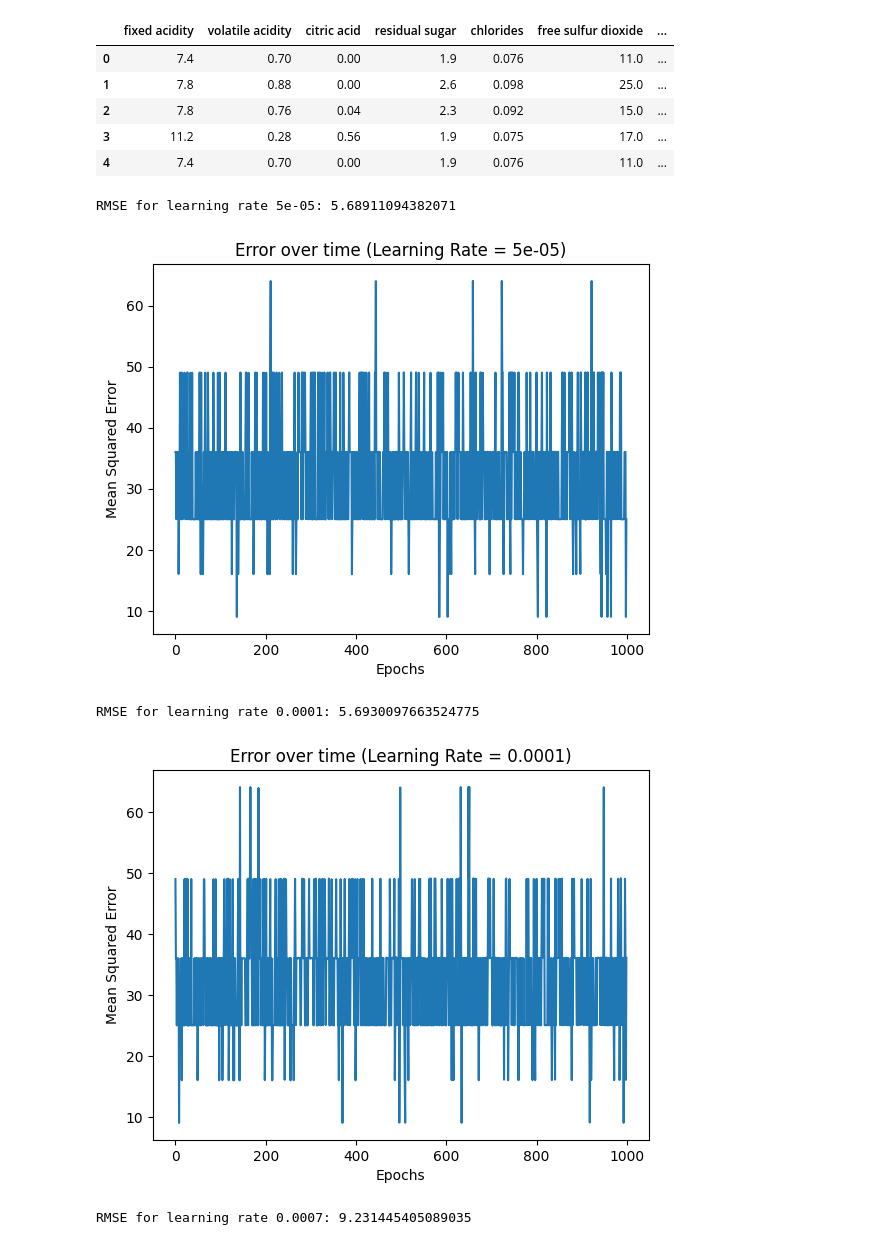
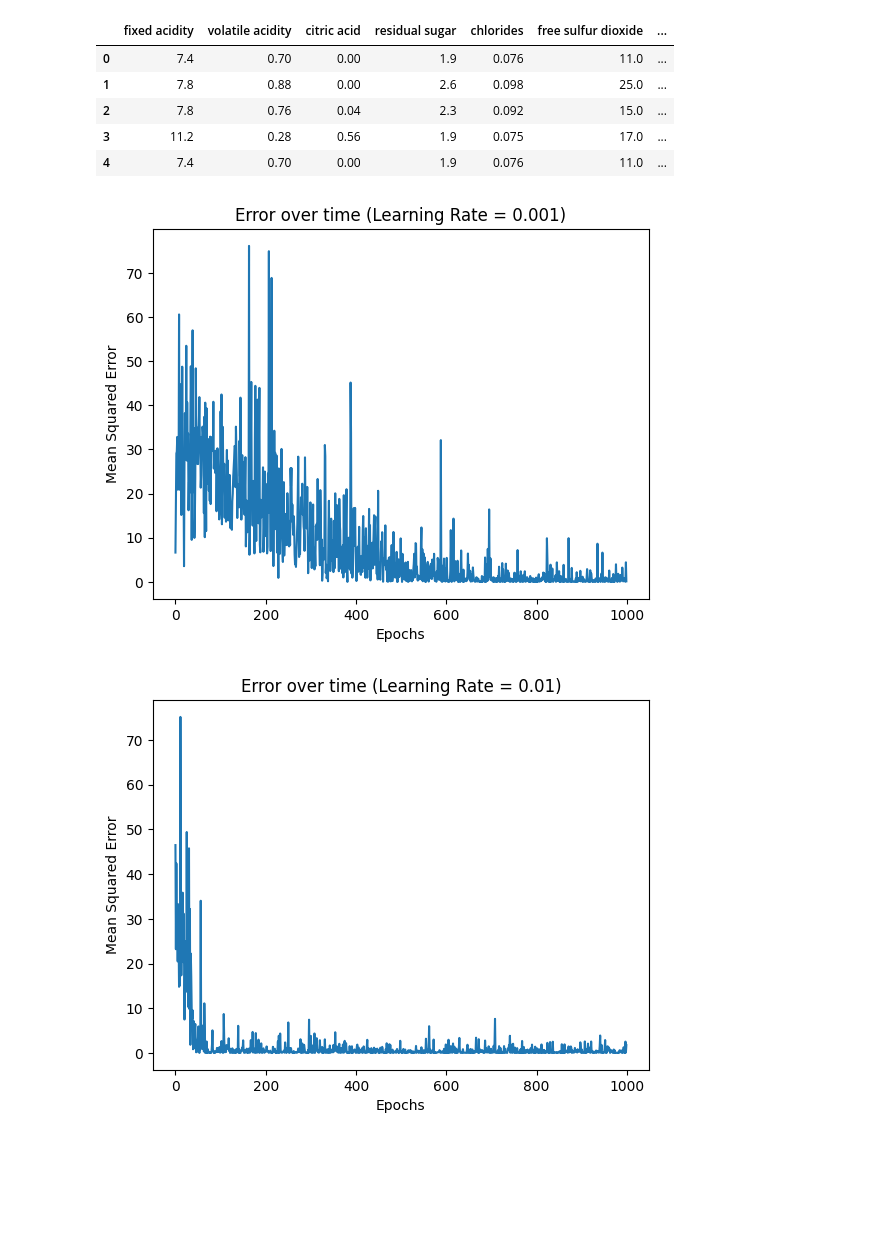
Before and after one commit to MAmin-y/Neural-Networks-and-Deep-Learning-Course-Projects-F2024, a Jupyter notebook: CA1/Q2.ipynb, the cells around one changed output. Cells and saved outputs as stored; diff of their text form; code cells hidden in the pictures; blank space fills up the shorter version.

```diff
--- a/CA1/Q2.ipynb
+++ b/CA1/Q2.ipynb
@@ -19,9 +16,20 @@ def compute_loss(y_true, y_pred):
+# %%
+def mse(y_true, y_pred):
+    return np.mean(np.power((y_true - y_pred), 2))
+
+def rmse(y_true, y_pred):
+    return np.sqrt(mse(y_true, y_pred))
+
+def r2_score(y_true, y_pred):
+    ss_total = np.sum((y_true - np.mean(y_true)) ** 2)
+    ss_residual = np.sum((y_true - y_pred) ** 2)
+    return 1 - (ss_residual / ss_total)
 # %%
 def backward(X, y, M, iters, lr):
     N, D = X.shape
 
-    W1 = np.random.randn(M, D) * 0.01
-    W2 = np.random.randn(1, M) * 0.01
+    W1 = np.random.randn(M, D) * np.sqrt(1 / D)
+    W2 = np.random.randn(1, M) * np.sqrt(1 / M)
     # print(W1.shape)
 
     error_over_time = []
@@ -33,10 +41,10 @@ def backward(X, y, M, iters, lr):
 
         y_pred, Z = forward(X_sample, W1, W2)
 
-        loss = compute_loss(y_sample, y_pred)
+        loss = mse(y_sample, y_pred)
         error_over_time.append(loss)
 
-        dZ2 = y_sample - y_pred  # 1 x 1
+        dZ2 = y_pred - y_sample  # 1 x 1
         dW2 = np.dot(dZ2, Z)  # (1 x 1) @ (1 x M) = 1 x M
         dZ1 = np.dot(dZ2, W2) * (1 - Z**2)  # (1 x 1) @ (1 x M) * (1 x M) = 1 x M
         dW1 = np.dot(dZ1.T, X_sample)  # (M x 1) @ (1 x D) = M x D
@@ -75,28 +83,23 @@ X_test = np.hstack([np.ones((X_test.shape[0], 1)), X_test])
 # %%
 M = 30
 iters = 1000
-learning_rates = [0.00005, 0.0001, 0.0007]
+learning_rates = [0.0009, 0.001, 0.01]
 # %%
 errors_by_lr = {}
 
 for lr in learning_rates:
     W1, W2, error_over_time = backward(X_train, y_train, M, iters, lr)
 
     errors_by_lr[lr] = error_over_time
 
     y_pred, _ = forward(X_test, W1, W2)
 
-    rmse = np.sqrt(compute_loss(y_test, y_pred))
-    print(f"RMSE for learning rate {lr}: {rmse}")
     plt.figure()
     plt.plot(error_over_time)
     plt.title(f'Error over time (Learning Rate = {lr})')
     plt.xlabel('Epochs')
     plt.ylabel('Mean Squared Error')
     plt.show()
 # %% [output]
-RMSE for learning rate 5e-05: 5.68911094382071
-[figure, old version]
+[figure, new version]
-RMSE for learning rate 0.0001: 5.6930097663524775
-[figure, old version]
+[figure, new version]
-RMSE for learning rate 0.0007: 9.231445405089035
```
Also changed, not shown: parts of 3 cells of this notebook.
